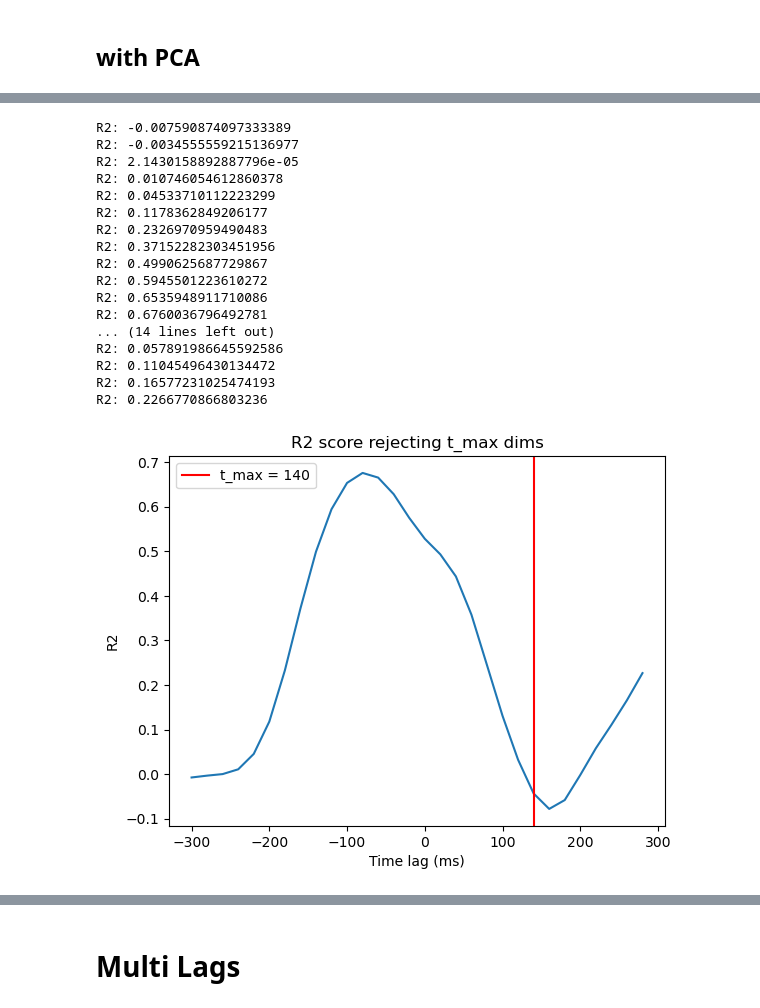
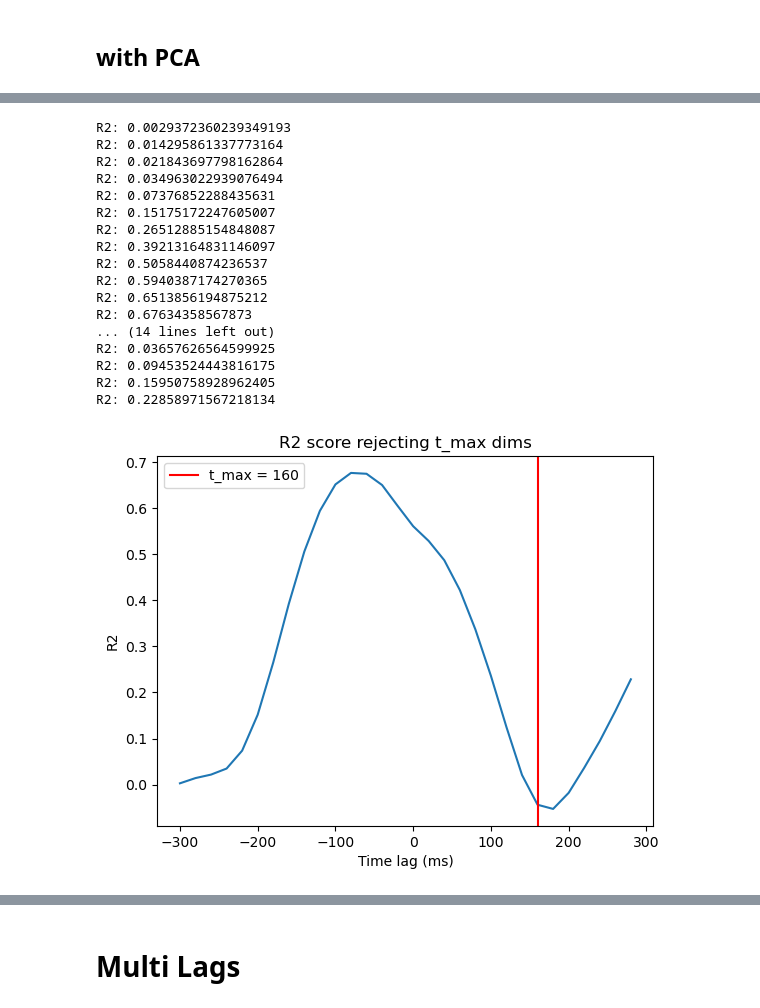
Before and after one commit to sherryxinyuean/area2_population_analysis, a Jupyter notebook: area2_bump-step0(act).ipynb, the cells around one changed output, grey strips where cells are left out. Drawn from its saved outputs; the diff is of its cells as text; code cells hidden in the pictures.

```diff
--- a/area2_bump-step0(act).ipynb
+++ b/area2_bump-step0(act).ipynb
@@ -391,10 +393,8 @@ R2: 0.533494033358799
 early_r2_array = []
 early_coef_array = []
 for lag in lag_axis:
-    # Filter active or passive trials
-
     # Train decoders and predict velocity
-    r2, coef = fit_and_predict(dataset_5ms, active_mask, 'move_onset_time', (0, 120), lag, x_field, y_field)
+    r2, coef = fit_and_predict(dataset_5ms, trial_mask, 'move_onset_time', (0, 120), lag, x_field, y_field)
     early_r2_array.append(r2)
     early_coef_array.append(coef)
 
@@ -431,7 +431,7 @@ for i in range(len(lag_axis)):
     sub_coef_array[i,:,:] = np.array([vector_reject(u[0],v[0]),vector_reject(u[1],v[1])])
     weights = sub_coef_array[i,:,:]
     lag = lag_axis[i]
-    r2 = get_R2_reject(dataset_5ms, active_mask, 'move_onset_time', (0, 120), lag,x_field,y_field, weights)
+    r2 = get_R2_reject(dataset_5ms, trial_mask, 'move_onset_time', (0, 120), lag,x_field,y_field, weights)
     sub_r2_array[i] = r2
 
 
@@ -492,10 +492,8 @@ R2: 0.4520212674866909
 mid_r2_array = []
 mid_coef_array = []
 for lag in lag_axis:
-    # Filter active or passive trials
-
     # Train decoders and predict velocity
-    r2, coef = fit_and_predict(dataset_5ms, active_mask, 'move_onset_time', (200, 320), lag, x_field, y_field)
+    r2, coef = fit_and_predict(dataset_5ms, trial_mask, 'move_onset_time', (200, 320), lag, x_field, y_field)
     mid_r2_array.append(r2)
     mid_coef_array.append(coef)
 
@@ -532,7 +530,7 @@ for i in range(len(lag_axis)):
     sub_coef_array[i,:,:] = np.array([vector_reject(u[0],v[0]),vector_reject(u[1],v[1])])
     weights = sub_coef_array[i,:,:]
     lag = lag_axis[i]
-    r2 = get_R2_reject(dataset_5ms, active_mask, 'move_onset_time', (200, 320), lag,x_field,y_field, weights)
+    r2 = get_R2_reject(dataset_5ms, trial_mask, 'move_onset_time', (200, 320), lag,x_field,y_field, weights)
     sub_r2_array[i] = r2
 
 
@@ -593,10 +591,8 @@ R2: 0.7500709142384636
 late_r2_array = []
 late_coef_array = []
 for lag in lag_axis:
-    # Filter active or passive trials
-
     # Train decoders and predict velocity
-    r2, coef = fit_and_predict(dataset_5ms, active_mask, 'move_onset_time', (380, 500), lag, x_field, y_field)
+    r2, coef = fit_and_predict(dataset_5ms, trial_mask, 'move_onset_time', (380, 500), lag, x_field, y_field)
     late_r2_array.append(r2)
     late_coef_array.append(coef)
 
@@ -633,7 +629,7 @@ for i in range(len(lag_axis)):
     sub_coef_array[i,:,:] = np.array([vector_reject(u[0],v[0]),vector_reject(u[1],v[1])])
     weights = sub_coef_array[i,:,:]
     lag = lag_axis[i]
-    r2 = get_R2_reject(dataset_5ms, active_mask, 'move_onset_time', (380, 500), lag,x_field,y_field, weights)
+    r2 = get_R2_reject(dataset_5ms, trial_mask, 'move_onset_time', (380, 500), lag,x_field,y_field, weights)
     sub_r2_array[i] = r2
 
 
@@ -701,10 +696,8 @@ active_mask = (~dataset_5ms.trial_info.ctr_hold_bump) & (dataset_5ms.trial_info.
 PCA_whole_r2_array = []
 PCA_whole_coef_array = []
 for lag in lag_axis:
-    # Filter active or passive trials
-
     # Train decoders and predict velocity
-    r2, coef = fit_and_predict(dataset_5ms, active_mask, 'move_onset_time', (-100, 500), lag, x_field, y_field)
+    r2, coef = fit_and_predict(dataset_5ms, trial_mask, 'move_onset_time', (-100, 500), lag, x_field, y_field)
     PCA_whole_r2_array.append(r2)
     PCA_whole_coef_array.append(coef)
 
@@ -741,7 +734,7 @@ for i in range(len(lag_axis)):
     sub_coef_array[i,:,:] = np.array([vector_reject(u[0],v[0]),vector_reject(u[1],v[1])])
     weights = sub_coef_array[i,:,:]
     lag = lag_axis[i]
-    r2 = get_R2_reject(dataset_5ms, active_mask, 'move_onset_time', (-100, 500), lag,x_field,y_field, weights)
+    r2 = get_R2_reject(dataset_5ms, trial_mask, 'move_onset_time', (-100, 500), lag,x_field,y_field, weights)
     sub_r2_array[i] = r2
 
 
@@ -785,10 +795,8 @@ R2: 0.4519621041125367
 PCA_early_r2_array = []
 PCA_early_coef_array = []
 for lag in lag_axis:
-    # Filter active or passive trials
-
     # Train decoders and predict velocity
-    r2, coef = fit_and_predict(dataset_5ms, active_mask, 'move_onset_time', (0, 120), lag, x_field, y_field)
+    r2, coef = fit_and_predict(dataset_5ms, trial_mask, 'move_onset_time', (0, 120), lag, x_field, y_field)
     PCA_early_r2_array.append(r2)
     PCA_early_coef_array.append(coef)
 
@@ -825,7 +833,7 @@ for i in range(len(lag_axis)):
     sub_coef_array[i,:,:] = np.array([vector_reject(u[0],v[0]),vector_reject(u[1],v[1])])
     weights = sub_coef_array[i,:,:]
     lag = lag_axis[i]
-    r2 = get_R2_reject(dataset_5ms, active_mask, 'move_onset_time', (0, 120), lag,x_field,y_field, weights)
+    r2 = get_R2_reject(dataset_5ms, trial_mask, 'move_onset_time', (0, 120), lag,x_field,y_field, weights)
     sub_r2_array[i] = r2
 
 
@@ -866,18 +874,18 @@ R2: 0.6224608128346477
-R2: -0.007590874097333389
-R2: -0.0034555559215136977
-R2: 2.1430158892887796e-05
-R2: 0.010746054612860378
-R2: 0.04533710112223299
-R2: 0.1178362849206177
-R2: 0.2326970959490483
-R2: 0.37152282303451956
-R2: 0.4990625687729867
-R2: 0.5945501223610272
-R2: 0.6535948911710086
-R2: 0.6760036796492781
+R2: 0.0029372360239349193
+R2: 0.014295861337773164
+R2: 0.021843697798162864
+R2: 0.034963022939076494
+R2: 0.07376852288435631
+R2: 0.15175172247605007
+R2: 0.26512885154848087
+R2: 0.39213164831146097
+R2: 0.5058440874236537
+R2: 0.5940387174270365
+R2: 0.6513856194875212
+R2: 0.67634358567873
 ... (14 lines left out)
-R2: 0.057891986645592586
-R2: 0.11045496430134472
-R2: 0.16577231025474193
-R2: 0.2266770866803236
+R2: 0.03657626564599925
+R2: 0.09453524443816175
+R2: 0.15950758928962405
+R2: 0.22858971567218134
-[figure, old version]
+[figure, new version]
```
Also changed, not shown: parts of 14 cells of this notebook, 1 other file.
